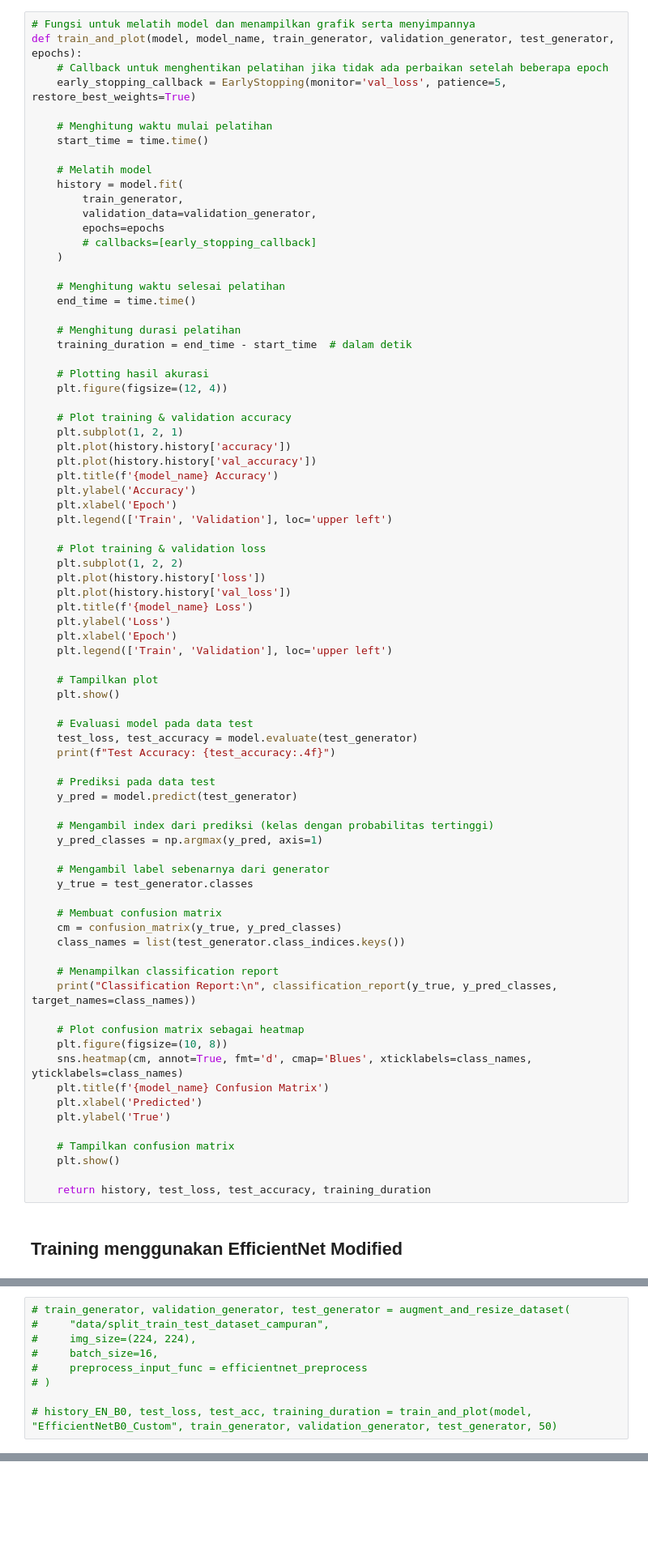
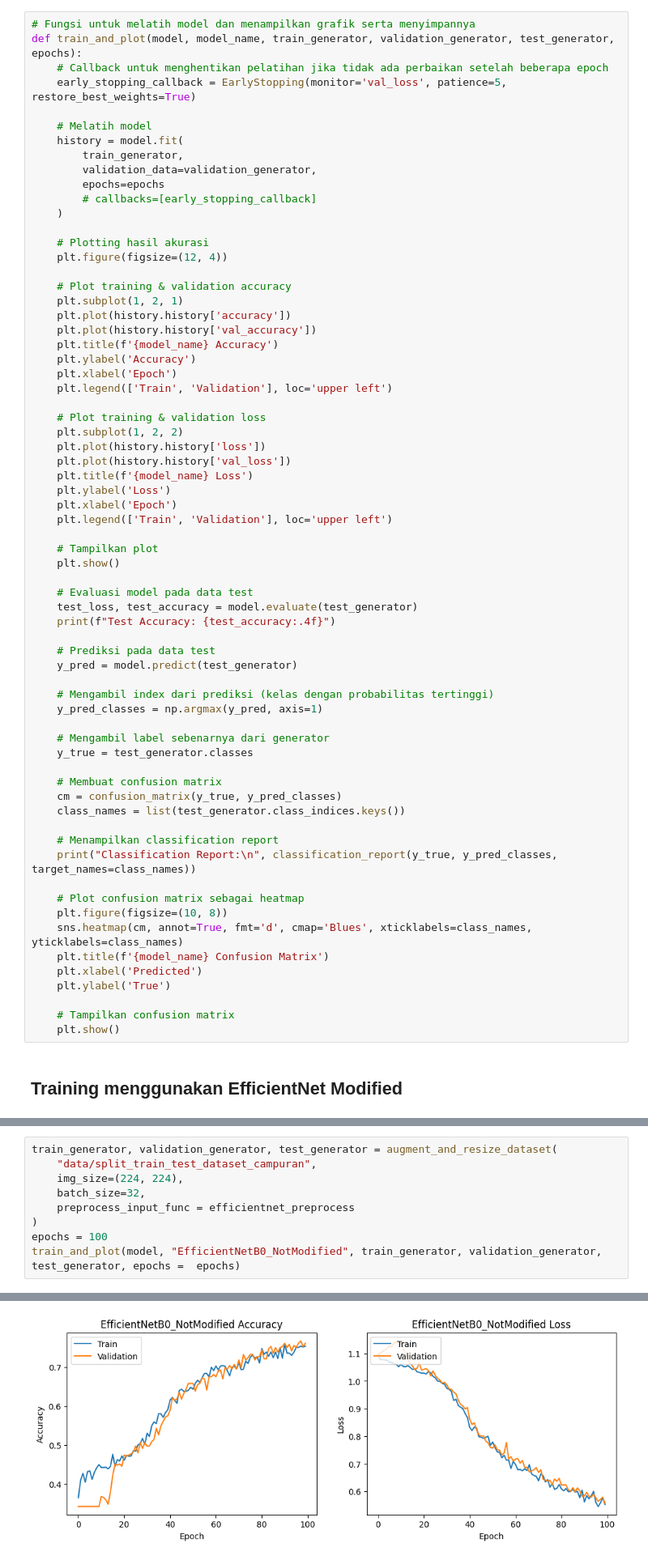
Before and after one commit to AbiyaMakruf/TelU-Tubes-TugasAkhir-KlasifikasiPenyakitTanamanApel, a Jupyter notebook: modifikasi.ipynb, the cells around one changed output, grey strips where cells are left out. Shown at 81% size. Saved outputs shown, nothing was run; the diff lists cells and outputs as text; blank space fills up the shorter version.

Commit message:
edit: training modifikasi

```diff
--- a/modifikasi.ipynb
+++ b/modifikasi.ipynb
@@ -2342,9 +2311,6 @@ def augment_and_resize_dataset(base_path, img_size, batch_size, preprocess_input
 def train_and_plot(model, model_name, train_generator, validation_generator, test_generator, epochs):
     # Callback untuk menghentikan pelatihan jika tidak ada perbaikan setelah beberapa epoch
     early_stopping_callback = EarlyStopping(monitor='val_loss', patience=5, restore_best_weights=True)
-
-    # Menghitung waktu mulai pelatihan
-    start_time = time.time()
 
     # Melatih model
     history = model.fit(
@@ -2353,12 +2319,6 @@ def train_and_plot(model, model_name, train_generator, validation_generator, tes
         epochs=epochs
         # callbacks=[early_stopping_callback]
     )
-
-    # Menghitung waktu selesai pelatihan
-    end_time = time.time()
-
-    # Menghitung durasi pelatihan
-    training_duration = end_time - start_time  # dalam detik
 
     # Plotting hasil akurasi
     plt.figure(figsize=(12, 4))
@@ -2413,7 +2373,5 @@ def train_and_plot(model, model_name, train_generator, validation_generator, tes
 
     # Tampilkan confusion matrix
     plt.show()
-
-    return history, test_loss, test_accuracy, training_duration
 # %% [markdown]
 ## Training menggunakan EfficientNet Modified
@@ -2443,9 +2397,10 @@ def train_and_plot(model, model_name, train_generator, validation_generator, tes
 # %%
-# train_generator, validation_generator, test_generator = augment_and_resize_dataset(
-#     "data/split_train_test_dataset_campuran",
-#     img_size=(224, 224),
-#     batch_size=16,
-#     preprocess_input_func = efficientnet_preprocess
-# )
-
-# history_EN_B0, test_loss, test_acc, training_duration = train_and_plot(model, "EfficientNetB0_Custom", train_generator, validation_generator, test_generator, 50)
+train_generator, validation_generator, test_generator = augment_and_resize_dataset(
+    "data/split_train_test_dataset_campuran",
+    img_size=(224, 224),
+    batch_size=32,
+    preprocess_input_func = efficientnet_preprocess
+)
+epochs = 100
+train_and_plot(model, "EfficientNetB0_NotModified", train_generator, validation_generator, test_generator, epochs =  epochs)
+# %% [output]
@@ -2451,0 +2427 @@ def train_and_plot(model, model_name, train_generator, validation_generator, tes
+[figure, added]
```
Also changed, not shown: parts of 18 cells of this notebook, 2 other files.
